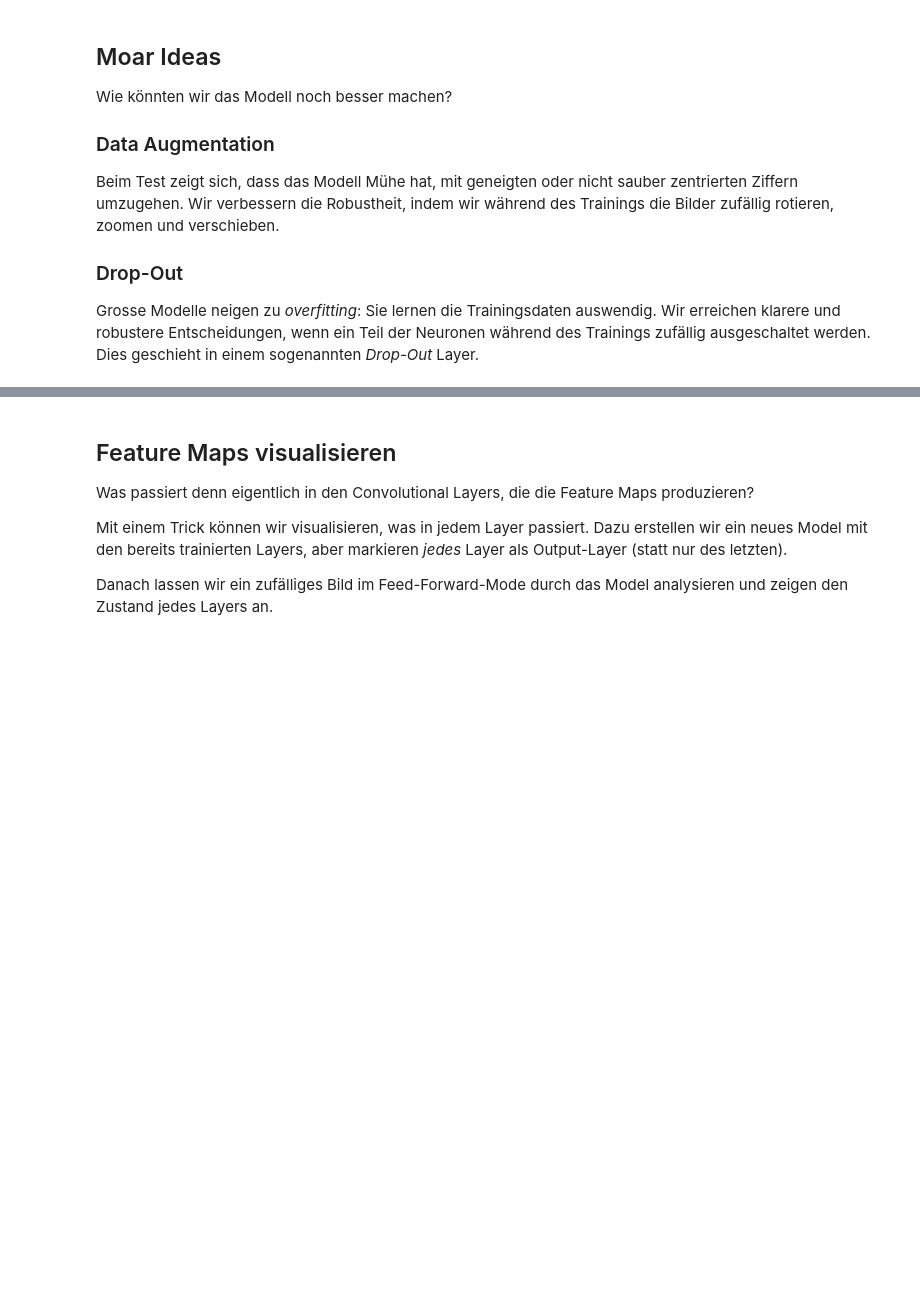
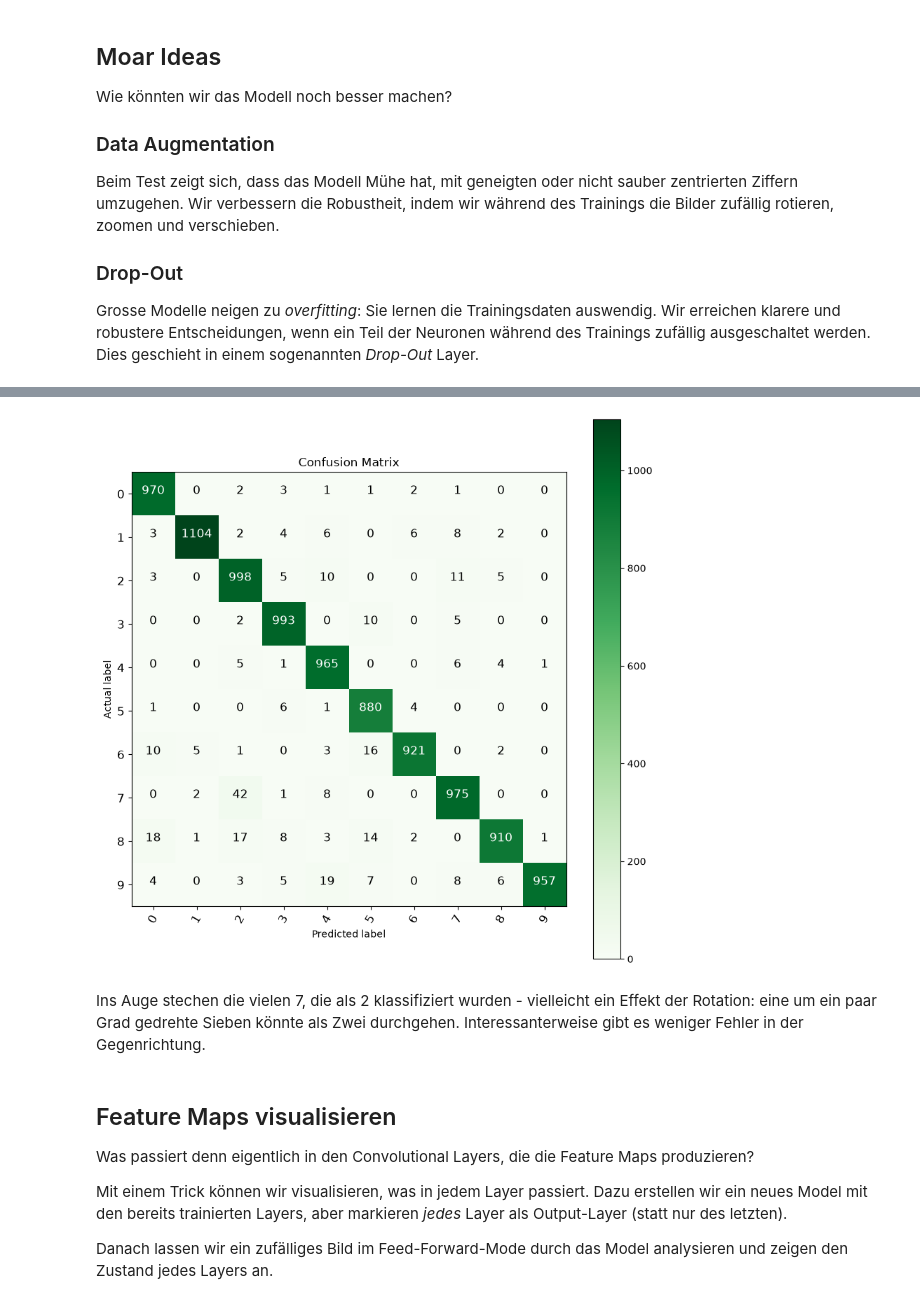
Before and after one commit to tkilla77/ksr_talenta_nn, a Jupyter notebook: keras.ipynb, the cells around one changed output, grey strips where cells are left out. Saved outputs shown, nothing was run; the diff lists cells and outputs as text; code cells hidden in the pictures; blank space fills up the shorter version.

```diff
--- a/keras.ipynb
+++ b/keras.ipynb
@@ -582,0 +649,3 @@ Test accuracy: 0.9606999754905701
+# %%
+conf_matrix(y_test=labels_test, y_pred=model4.predict(x_test_1).argmax(axis=1), class_names=list(set(labels_test)))
+# %% [output]
@@ -583,3 +653,6 @@ Test accuracy: 0.9606999754905701
+[figure, added]
+# %% [markdown]
+Ins Auge stechen die vielen 7, die als 2 klassifiziert wurden - vielleicht ein Effekt der Rotation: eine um ein paar Grad gedrehte Sieben könnte als Zwei durchgehen. Interessanterweise gibt es weniger Fehler in der Gegenrichtung.
 # %% [markdown]
 ## Feature Maps visualisieren
 Was passiert denn eigentlich in den Convolutional Layers, die die Feature Maps produzieren?
```
Also changed, not shown: parts of 11 cells of this notebook.
